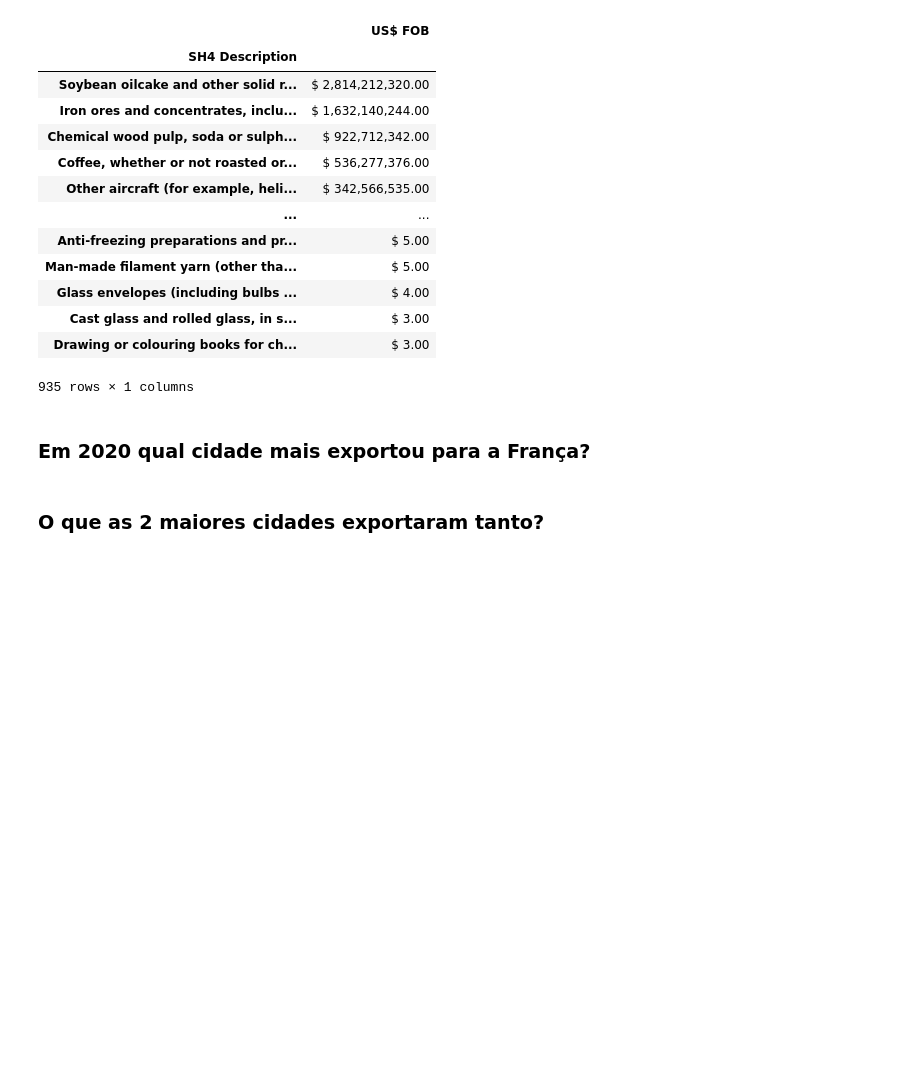
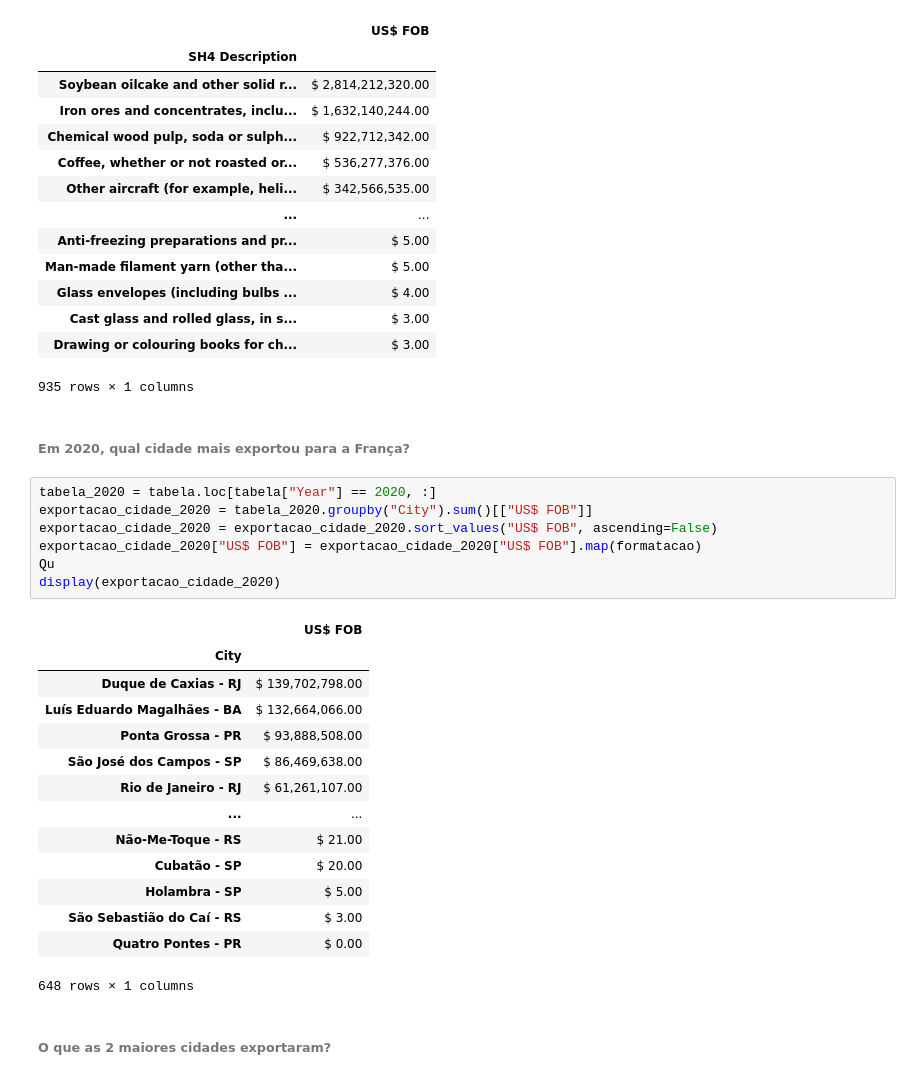
Before and after one commit to gsoaresdz/export, a Jupyter notebook: Main.ipynb, the cells around one changed output. Cells and saved outputs as stored; diff of their text form; blank space fills up the shorter version.

Commit message:
Maiores exportações de por cidade em 2020

```diff
--- a/Main.ipynb
+++ b/Main.ipynb
@@ -106,6 +106,28 @@ display(exportacao_produto)
 | Drawing or colouring books for ch... | $ 3.00 |
 935 rows × 1 columns
 # %% [markdown]
-### Em 2020 qual cidade mais exportou para a França?
+###### Em 2020, qual cidade mais exportou para a França?
+# %%
+tabela_2020 = tabela.loc[tabela["Year"] == 2020, :]
+exportacao_cidade_2020 = tabela_2020.groupby("City").sum()[["US$ FOB"]]
+exportacao_cidade_2020 = exportacao_cidade_2020.sort_values("US$ FOB", ascending=False)
+exportacao_cidade_2020["US$ FOB"] = exportacao_cidade_2020["US$ FOB"].map(formatacao)
+Qu
+display(exportacao_cidade_2020)
+# %% [output]
+|  | US$ FOB |
+| City |  |
+| Duque de Caxias - RJ | $ 139,702,798.00 |
+| Luís Eduardo Magalhães - BA | $ 132,664,066.00 |
+| Ponta Grossa - PR | $ 93,888,508.00 |
+| São José dos Campos - SP | $ 86,469,638.00 |
+| Rio de Janeiro - RJ | $ 61,261,107.00 |
+| ... | ... |
+| Não-Me-Toque - RS | $ 21.00 |
+| Cubatão - SP | $ 20.00 |
+| Holambra - SP | $ 5.00 |
+| São Sebastião do Caí - RS | $ 3.00 |
+| Quatro Pontes - PR | $ 0.00 |
+648 rows × 1 columns
 # %% [markdown]
-### O que as 2 maiores cidades exportaram tanto?
+###### O que as 2 maiores cidades exportaram?
```
